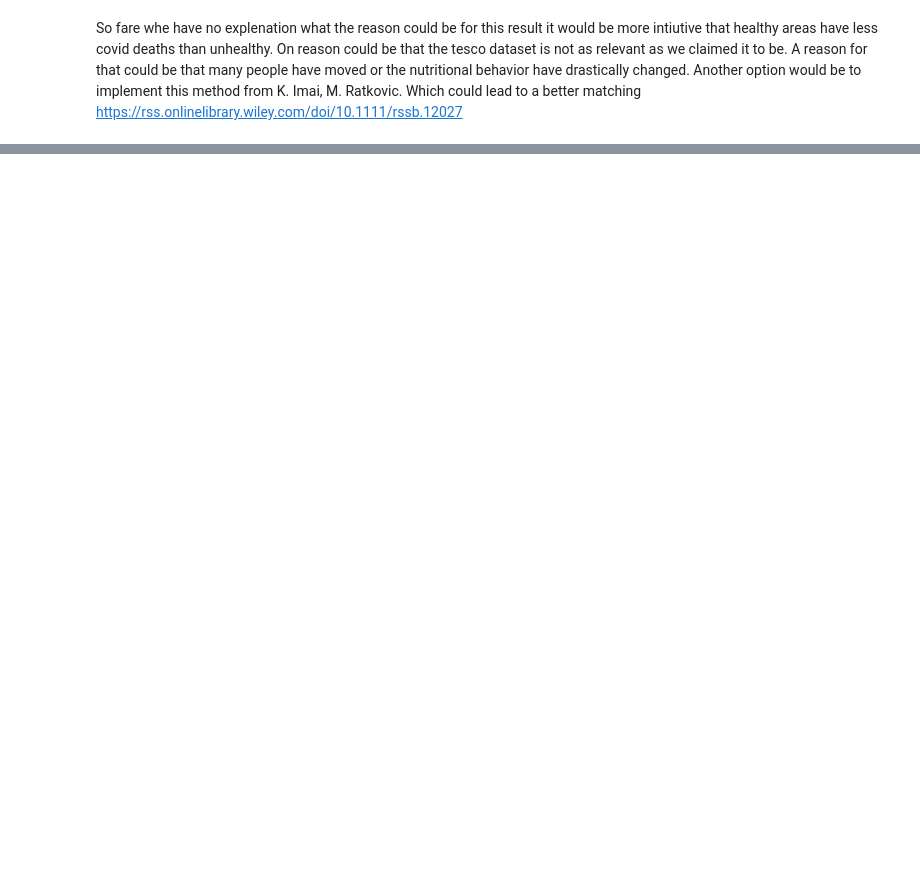
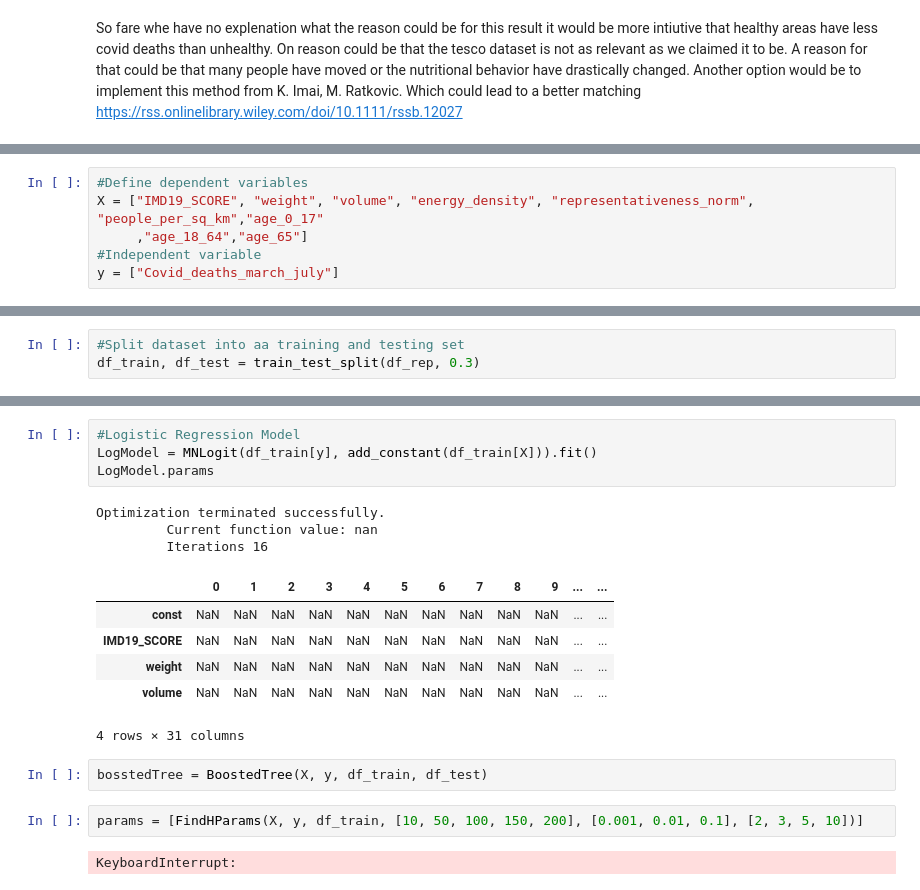
Before and after one commit to epfl-ada/ada-2020-project-milestone-p3-p3_don-dada, a Jupyter notebook: PropensityScoreMatching.ipynb, the cells around one changed output, grey strips where cells are left out. Drawn from its saved outputs; the diff is of its cells as text; blank space fills up the shorter version.

Commit message:
Regression part

```diff
--- a/PropensityScoreMatching.ipynb
+++ b/PropensityScoreMatching.ipynb
@@ -287,0 +340,6 @@ So fare whe have no explenation what the reason could be for this result it woul
+# %%
+#Define dependent variables
+X = ["IMD19_SCORE", "weight", "volume", "energy_density", "representativeness_norm", "people_per_sq_km","age_0_17"
+     ,"age_18_64","age_65"]
+#Independent variable
+y = ["Covid_deaths_march_july"]
@@ -287,0 +356,3 @@ So fare whe have no explenation what the reason could be for this result it woul
+# %%
+#Split dataset into aa training and testing set
+df_train, df_test = train_test_split(df_rep, 0.3)
@@ -287,0 +383,20 @@ So fare whe have no explenation what the reason could be for this result it woul
+# %%
+#Logistic Regression Model
+LogModel = MNLogit(df_train[y], add_constant(df_train[X])).fit()
+LogModel.params
+# %% [output]
+Optimization terminated successfully.
+         Current function value: nan
+         Iterations 16
+|  | 0 | 1 | 2 | 3 | 4 | 5 | 6 | 7 | 8 | 9 | ... | ... |
+| const | NaN | NaN | NaN | NaN | NaN | NaN | NaN | NaN | NaN | NaN | ... | ... |
+| IMD19_SCORE | NaN | NaN | NaN | NaN | NaN | NaN | NaN | NaN | NaN | NaN | ... | ... |
+| weight | NaN | NaN | NaN | NaN | NaN | NaN | NaN | NaN | NaN | NaN | ... | ... |
+| volume | NaN | NaN | NaN | NaN | NaN | NaN | NaN | NaN | NaN | NaN | ... | ... |
+4 rows × 31 columns
+# %%
+bosstedTree = BoostedTree(X, y, df_train, df_test)
+# %%
+params = [FindHParams(X, y, df_train, [10, 50, 100, 150, 200], [0.001, 0.01, 0.1], [2, 3, 5, 10])]
+# %% [output]
+KeyboardInterrupt:
```
Also changed, not shown: parts of 14 cells of this notebook.
